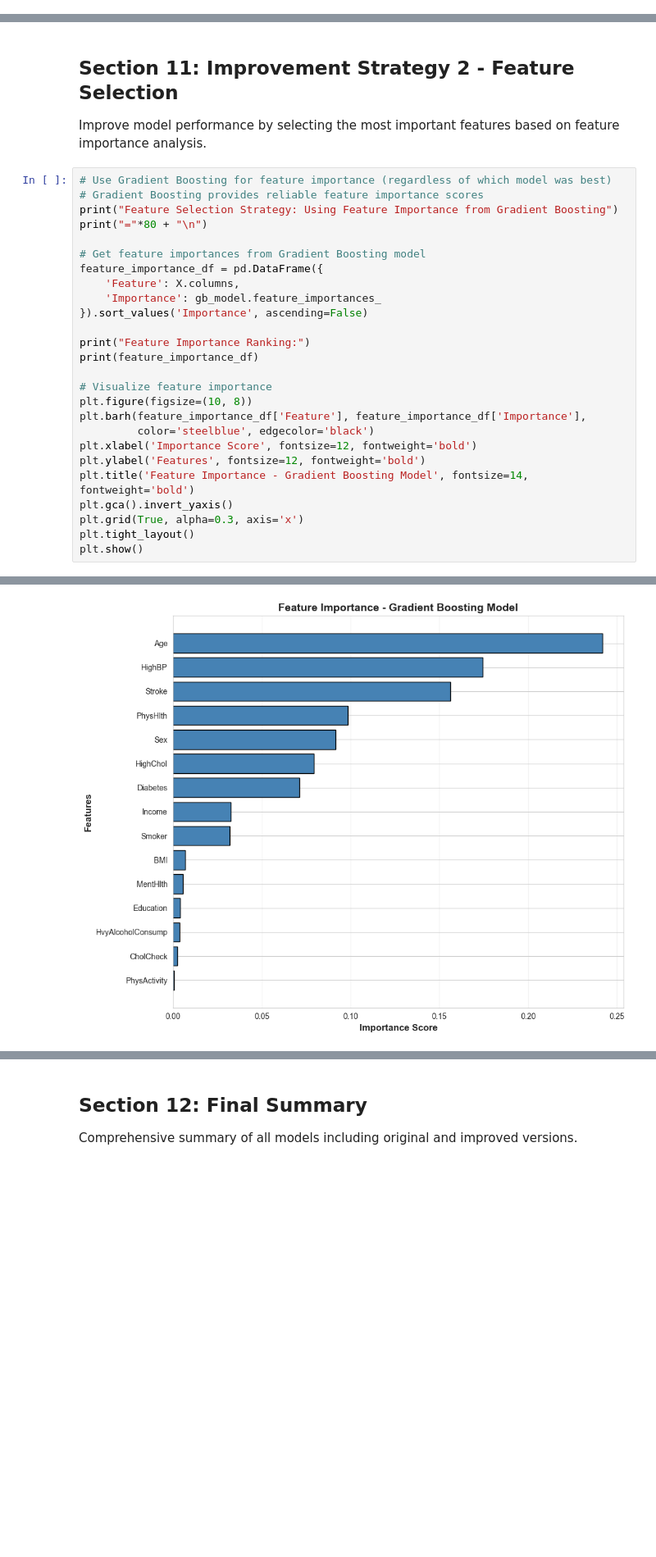
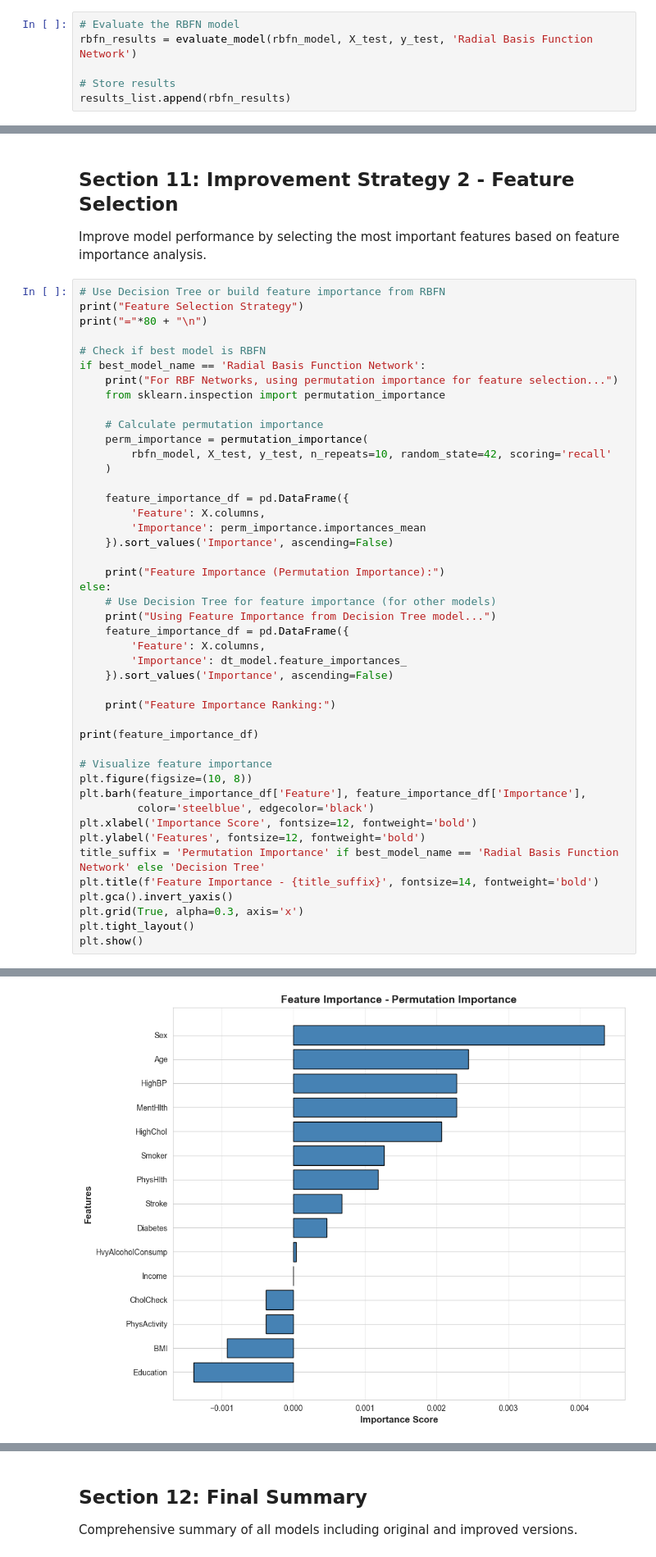
Before and after one commit to amarendar04/UK, a Jupyter notebook: AI_CW_item1/heart_attack_prediction.ipynb, the cells around one changed output, grey strips where cells are left out. Shown at 82% size. Cells and saved outputs as stored; diff of their text form; blank space fills up the shorter version.

```diff
--- a/AI_CW_item1/heart_attack_prediction.ipynb
+++ b/AI_CW_item1/heart_attack_prediction.ipynb
@@ -799,0 +871,6 @@ Feature Importance from Gradient Boosting:
+# %%
+# Evaluate the RBFN model
+rbfn_results = evaluate_model(rbfn_model, X_test, y_test, 'Radial Basis Function Network')
+
+# Store results
+results_list.append(rbfn_results)
@@ -1187,18 +1305,36 @@ SUMMARY:
 ## Section 11: Improvement Strategy 2 - Feature Selection
 Improve model performance by selecting the most important features based on feature importance analysis.
 # %%
-# Use Gradient Boosting for feature importance (regardless of which model was best)
-# Gradient Boosting provides reliable feature importance scores
-print("Feature Selection Strategy: Using Feature Importance from Gradient Boosting")
+# Use Decision Tree or build feature importance from RBFN
+print("Feature Selection Strategy")
 print("="*80 + "\n")
 
-# Get feature importances from Gradient Boosting model
-feature_importance_df = pd.DataFrame({
-    'Feature': X.columns,
-    'Importance': gb_model.feature_importances_
-}).sort_values('Importance', ascending=False)
+# Check if best model is RBFN
+if best_model_name == 'Radial Basis Function Network':
+    print("For RBF Networks, using permutation importance for feature selection...")
+    from sklearn.inspection import permutation_importance
 
-print("Feature Importance Ranking:")
+    # Calculate permutation importance
+    perm_importance = permutation_importance(
+        rbfn_model, X_test, y_test, n_repeats=10, random_state=42, scoring='recall'
+    )
+
+    feature_importance_df = pd.DataFrame({
+        'Feature': X.columns,
+        'Importance': perm_importance.importances_mean
+    }).sort_values('Importance', ascending=False)
+
+    print("Feature Importance (Permutation Importance):")
+else:
+    # Use Decision Tree for feature importance (for other models)
+    print("Using Feature Importance from Decision Tree model...")
+    feature_importance_df = pd.DataFrame({
+        'Feature': X.columns,
+        'Importance': dt_model.feature_importances_
+    }).sort_values('Importance', ascending=False)
+
+    print("Feature Importance Ranking:")
+
 print(feature_importance_df)
 
 # Visualize feature importance
@@ -1207,7 +1343,8 @@ plt.barh(feature_importance_df['Feature'], feature_importance_df['Importance'],
          color='steelblue', edgecolor='black')
 plt.xlabel('Importance Score', fontsize=12, fontweight='bold')
 plt.ylabel('Features', fontsize=12, fontweight='bold')
-plt.title('Feature Importance - Gradient Boosting Model', fontsize=14, fontweight='bold')
+title_suffix = 'Permutation Importance' if best_model_name == 'Radial Basis Function Network' else 'Decision Tree'
+plt.title(f'Feature Importance - {title_suffix}', fontsize=14, fontweight='bold')
 plt.gca().invert_yaxis()
 plt.grid(True, alpha=0.3, axis='x')
 plt.tight_layout()
@@ -1236,4 +1370,4 @@ Feature Importance Ranking:
-[figure, old version]
+[figure, new version]
 # %%
 # Select top N most important features
 # We'll test with top 10 features
```
Also changed, not shown: parts of 27 cells of this notebook.
